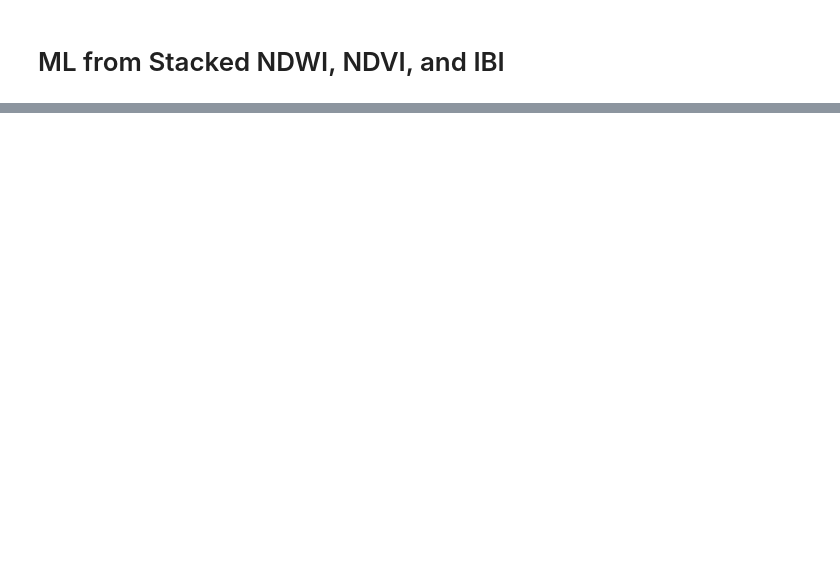
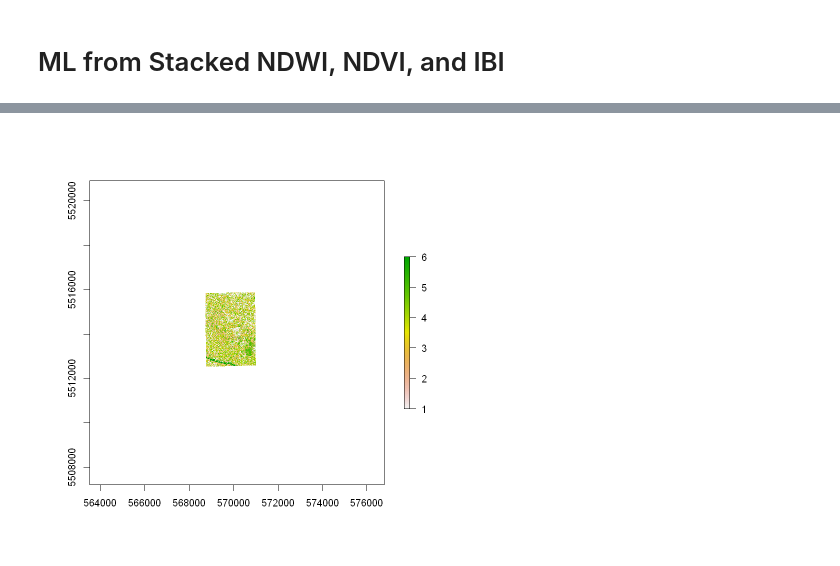
Before and after one commit to chrischank/MB3_FINAL, a Jupyter notebook: RandomForest.ipynb, the cells around one changed output, grey strips where cells are left out. Drawn from its saved outputs; the diff is of its cells as text; code cells hidden in the pictures; blank space fills up the shorter version.

Commit message:
Model done

```diff
--- a/RandomForest.ipynb
+++ b/RandomForest.ipynb
@@ -19,0 +43,5 @@ Data_path <- file.path("Data")
+# %%
+ROI_wue_indices <- raster(list.files()[15])
+All_wue_indices <- raster(list.files()[16])
+All_wue_RGB <- raster(list.files()[18])
+Sample_buffer <- readOGR("C:/Users/s1526/Dropbox/EAGLE_Assessments/MB3_Geoinfo/MB3_FINAL/Data/Training")
@@ -19,0 +65,2 @@ Data_path <- file.path("Data")
+# %%
+td <- Sample_buffer
@@ -19,0 +90,8 @@ Data_path <- file.path("Data")
+# %%
+sc <- superClass(ROI_wue_indices, trainData=td,
+               responseCol = "Class_ID",
+               model = "rf",
+               tuneLength = "random",
+               trainPartition = 0.75,
+               filename="C:/Users/s1526/Dropbox/EAGLE_Assessments/MB3_Geoinfo/MB3_FINAL/Class_test.tif"
+               )
@@ -19,0 +152,4 @@ Data_path <- file.path("Data")
+# %%
+plot(sc$map)
+# %% [output]
+[figure, added]
```
Also changed, not shown: parts of 12 cells of this notebook, 16 other files.
